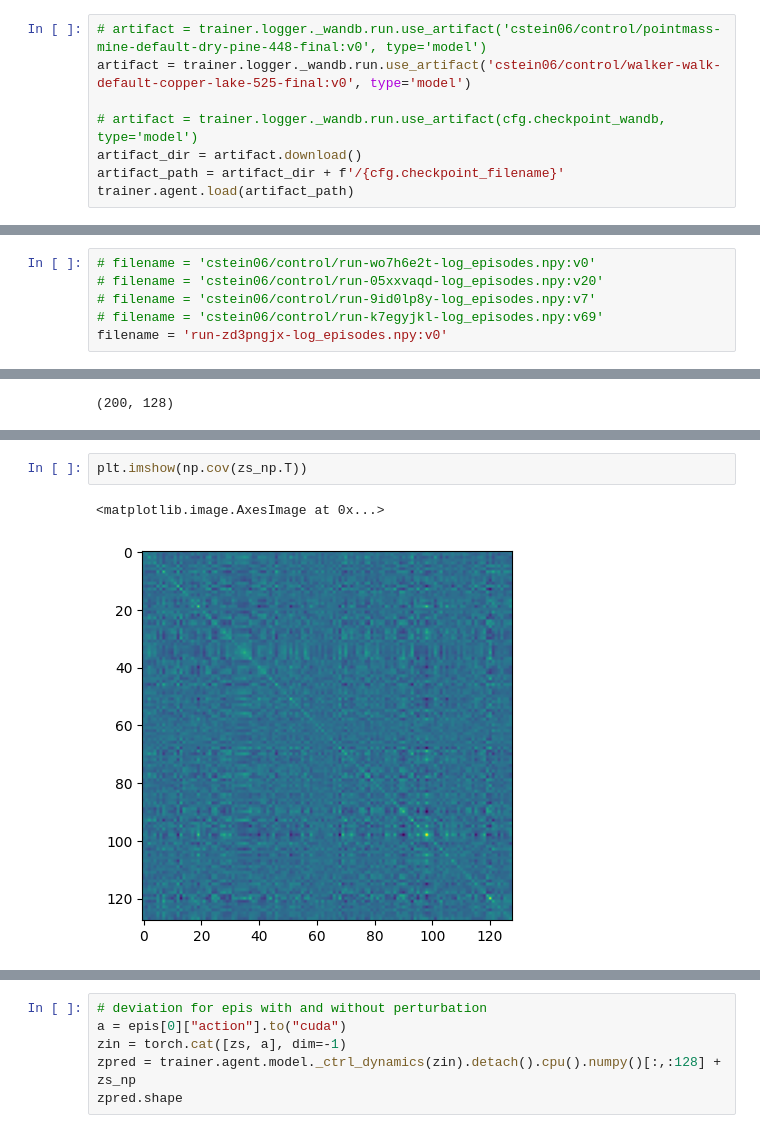
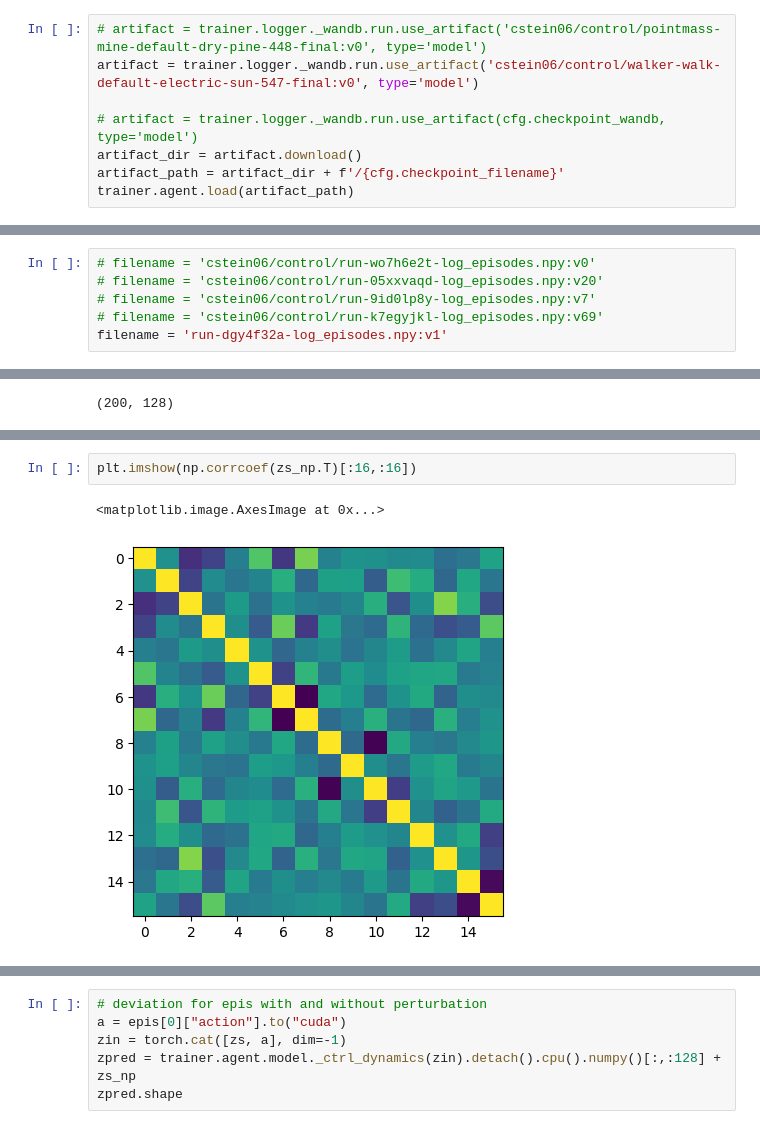
Before and after one commit to cstein06/tdmpc2, a Jupyter notebook: tdmpc2/test.ipynb, the cells around one changed output, grey strips where cells are left out. Cells and saved outputs as stored; diff of their text form.

```diff
--- a/tdmpc2/test.ipynb
+++ b/tdmpc2/test.ipynb
@@ -86,6 +86,6 @@ cfg.checkpoint_wandb
 # %%
 # artifact = trainer.logger._wandb.run.use_artifact('cstein06/control/pointmass-mine-default-dry-pine-448-final:v0', type='model')
-artifact = trainer.logger._wandb.run.use_artifact('cstein06/control/walker-walk-default-copper-lake-525-final:v0', type='model')
+artifact = trainer.logger._wandb.run.use_artifact('cstein06/control/walker-walk-default-electric-sun-547-final:v0', type='model')
 
 # artifact = trainer.logger._wandb.run.use_artifact(cfg.checkpoint_wandb, type='model')
 artifact_dir = artifact.download()
@@ -168,7 +168,7 @@ check episodes
 # filename = 'cstein06/control/run-05xxvaqd-log_episodes.npy:v20'
 # filename = 'cstein06/control/run-9id0lp8y-log_episodes.npy:v7'
 # filename = 'cstein06/control/run-k7egyjkl-log_episodes.npy:v69'
-filename = 'run-zd3pngjx-log_episodes.npy:v0'
+filename = 'run-dgy4f32a-log_episodes.npy:v1'
 # %%
 artifact = trainer.logger._wandb.run.use_artifact(filename, type='unspecified')
 artifact_path = artifact.download()
@@ -282,8 +311,8 @@ plt.hist(np.corrcoef(zs_np.T).flatten(), bins=100);
 # %%
-plt.imshow(np.cov(zs_np.T))
+plt.imshow(np.corrcoef(zs_np.T)[:16,:16])
 # %% [output]
 <matplotlib.image.AxesImage at 0x...>
-[figure, old version]
+[figure, new version]
 # %%
 diffs = np.zeros([16])
 for d in range(16):
```
Also changed, not shown: parts of 34 cells of this notebook, 5 other files.
